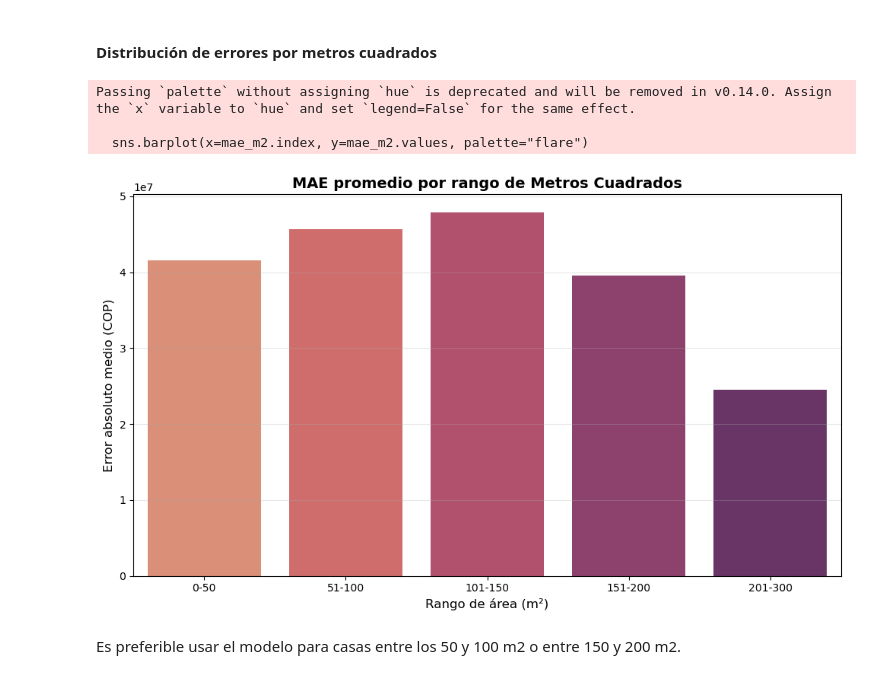
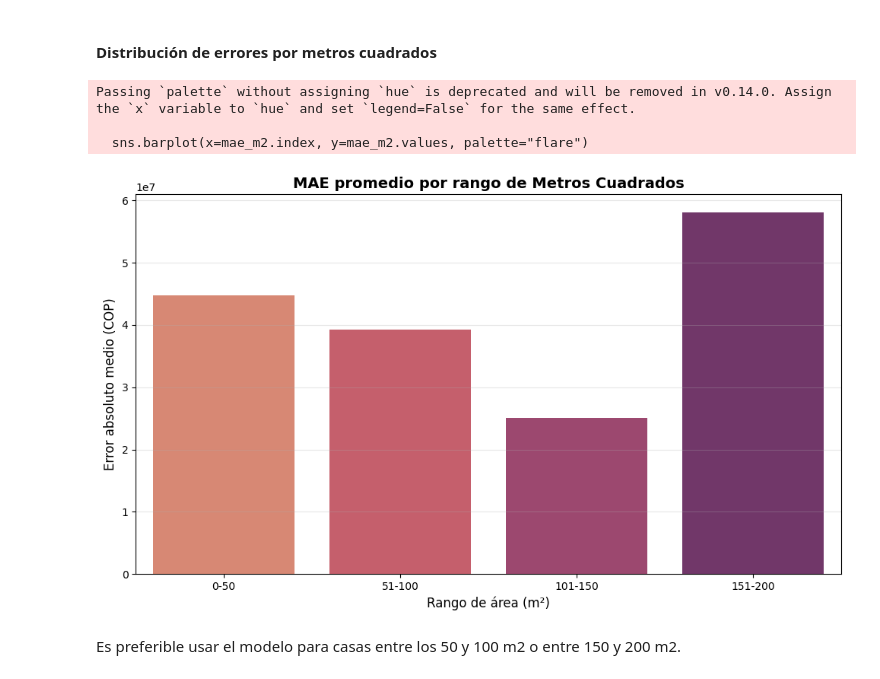
Before and after one commit to Santiago-Beltran/housing-cost-analysis-prediction, a Jupyter notebook: CRISP_DM/ModellingPhase.ipynb, the cells around one changed output. Saved outputs shown, nothing was run; the diff lists cells and outputs as text; code cells hidden in the pictures.

Commit message:
Best model

```diff
--- a/CRISP_DM/ModellingPhase.ipynb
+++ b/CRISP_DM/ModellingPhase.ipynb
@@ -261,5 +261,5 @@ Name: 0, dtype: object
 # %%
-lista_modelo = resultados_df.iloc[0].to_list()
+lista_modelo = resultados_df.sort_values("MAE").iloc[0].to_list()
 lista_modelo
 # %% [output]
 ['GradientBoosting',
@@ -503,29 +503,29 @@ Passing `palette` without assigning `hue` is deprecated and will be removed in v
 # %%
 
 # --- 1️⃣ Crear categorías (bins) de tamaño ---
-bins = [0, 50, 100, 150, 200, 300]
-labels = ["0-50", "51-100", "101-150", "151-200", "201-300"]
+bins = [0, 50, 100, 150, 200]
+labels = ["0-50", "51-100", "101-150", "151-200"]
 
 dm_test = dm_test.copy()
 dm_test["Rango Metros Cuadrados"] = pd.cut(dm_test["Metros Cuadrados"], bins=bins, labels=labels, include_lowest=True)
 
 # --- 2️⃣ Calcular MAE promedio por rango ---
 mae_m2 = dm_test.groupby("Rango Metros Cuadrados")["Error absoluto"].median()
 
 # --- 3️⃣ Graficar ---
 plt.figure(figsize=(10,6))
 sns.barplot(x=mae_m2.index, y=mae_m2.values, palette="flare")
 plt.title("MAE promedio por rango de Metros Cuadrados", fontsize=14, fontweight="bold")
 plt.xlabel("Rango de área (m²)", fontsize=12)
 plt.ylabel("Error absoluto medio (COP)", fontsize=12)
 plt.grid(axis="y", alpha=0.3)
 plt.tight_layout()
 plt.show()
 # %% [output]
 Passing `palette` without assigning `hue` is deprecated and will be removed in v0.14.0. Assign the `x` variable to `hue` and set `legend=False` for the same effect.
 
   sns.barplot(x=mae_m2.index, y=mae_m2.values, palette="flare")
-[figure, old version]
+[figure, new version]
 # %% [markdown]
 Es preferible usar el modelo para casas entre los 50 y 100 m2 o entre 150 y 200 m2.
 # %% [markdown]
```
Also changed, not shown: parts of 31 cells of this notebook, 1 other file.
